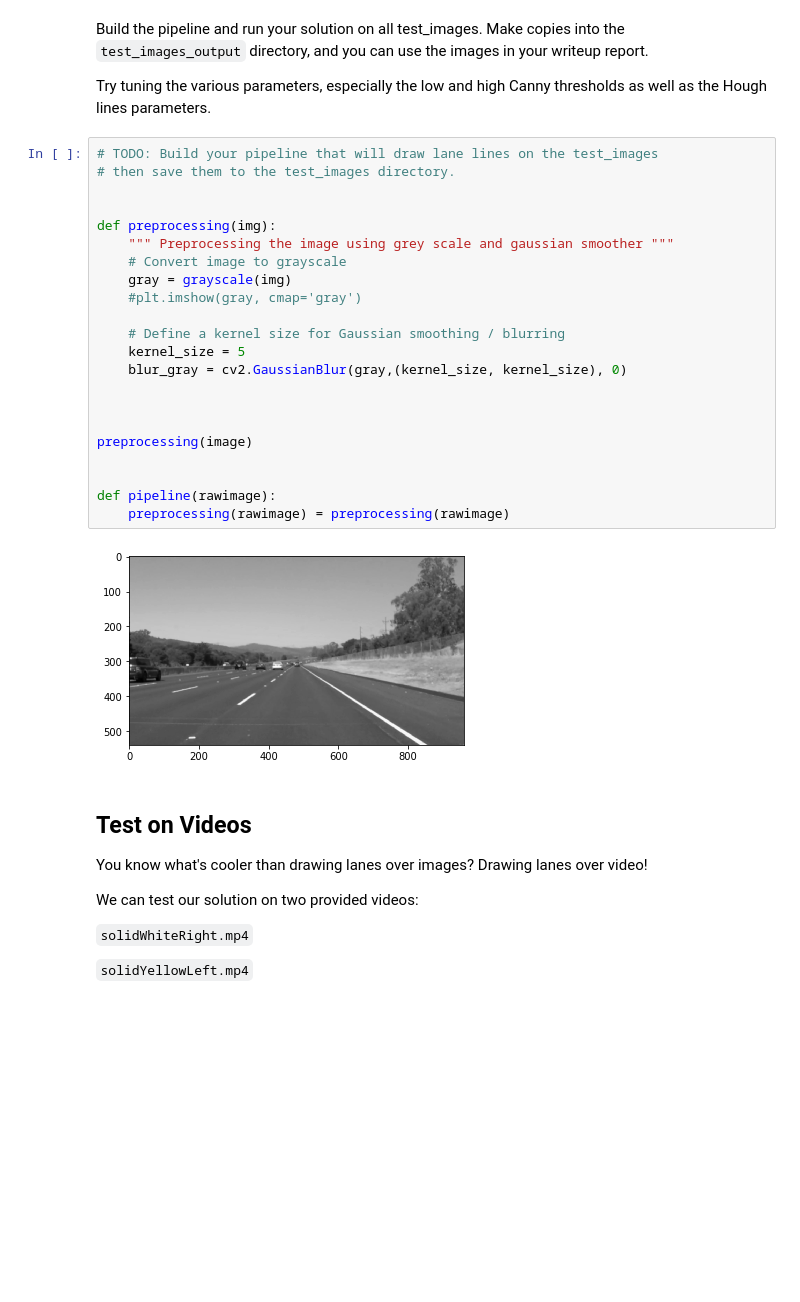
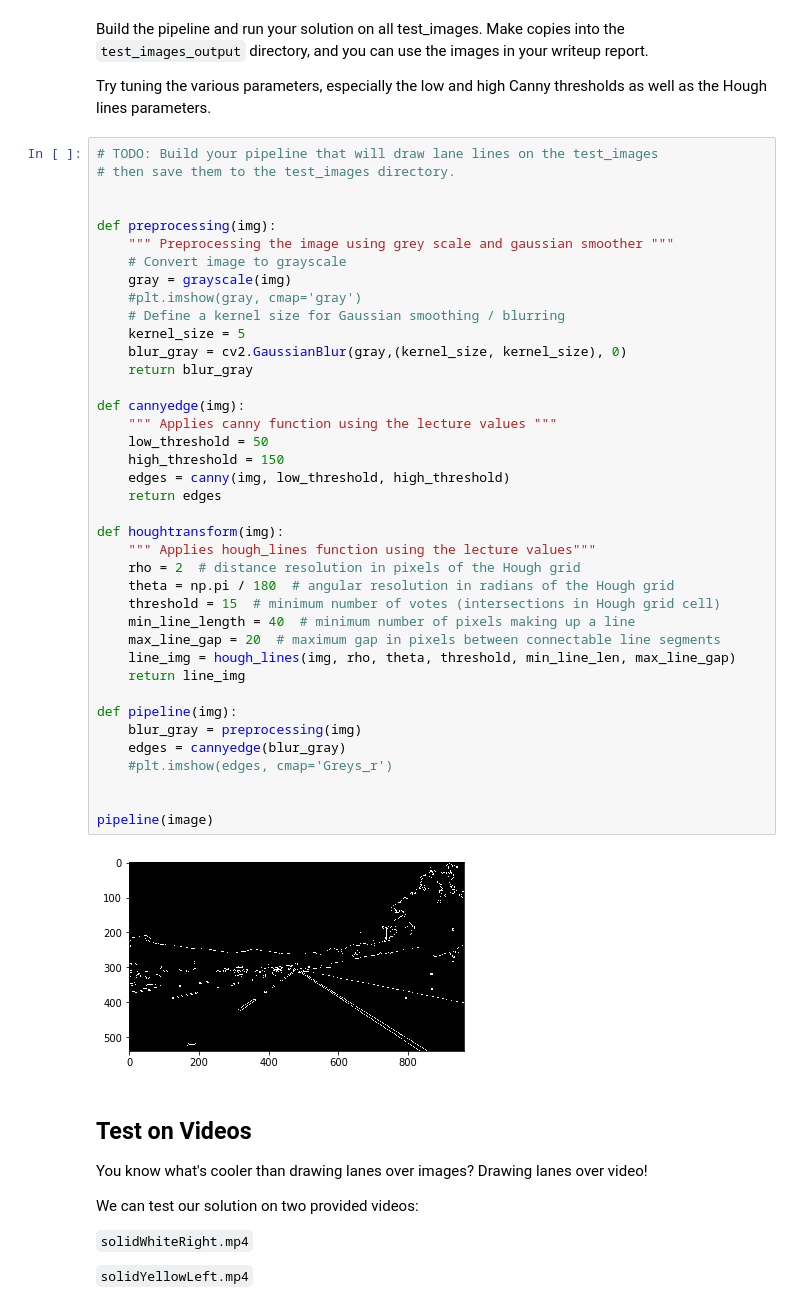
Before and after one commit to TDorau/self-driving-car-nanodegree, a Jupyter notebook: 1-finding-lanes/P1.ipynb, the cells around one changed output. Saved outputs shown, nothing was run; the diff lists cells and outputs as text; blank space fills up the shorter version.

Commit message:
Added Canny Edge Detection and Hough Line image

```diff
--- a/1-finding-lanes/P1.ipynb
+++ b/1-finding-lanes/P1.ipynb
@@ -195,27 +195,44 @@ Try tuning the various parameters, especially the low and high Canny thresholds
 # %%
 # TODO: Build your pipeline that will draw lane lines on the test_images
 # then save them to the test_images directory.
 
 
 def preprocessing(img):
     """ Preprocessing the image using grey scale and gaussian smoother """
     # Convert image to grayscale
     gray = grayscale(img)
     #plt.imshow(gray, cmap='gray')
-
     # Define a kernel size for Gaussian smoothing / blurring
     kernel_size = 5
     blur_gray = cv2.GaussianBlur(gray,(kernel_size, kernel_size), 0)
+    return blur_gray
+
+def cannyedge(img):
+    """ Applies canny function using the lecture values """
+    low_threshold = 50
+    high_threshold = 150
+    edges = canny(img, low_threshold, high_threshold)
+    return edges
+
+def houghtransform(img):
+    """ Applies hough_lines function using the lecture values"""
+    rho = 2  # distance resolution in pixels of the Hough grid
+    theta = np.pi / 180  # angular resolution in radians of the Hough grid
+    threshold = 15  # minimum number of votes (intersections in Hough grid cell)
+    min_line_length = 40  # minimum number of pixels making up a line
+    max_line_gap = 20  # maximum gap in pixels between connectable line segments
+    line_img = hough_lines(img, rho, theta, threshold, min_line_len, max_line_gap)
+    return line_img
+
+def pipeline(img):
+    blur_gray = preprocessing(img)
+    edges = cannyedge(blur_gray)
+    #plt.imshow(edges, cmap='Greys_r')
 
 
-
-preprocessing(image)
-
-
-def pipeline(rawimage):
-    preprocessing(rawimage) = preprocessing(rawimage)
+pipeline(image)
 # %% [output]
-[figure, old version]
+[figure, new version]
 # %% [markdown]
 ## Test on Videos
 
```
